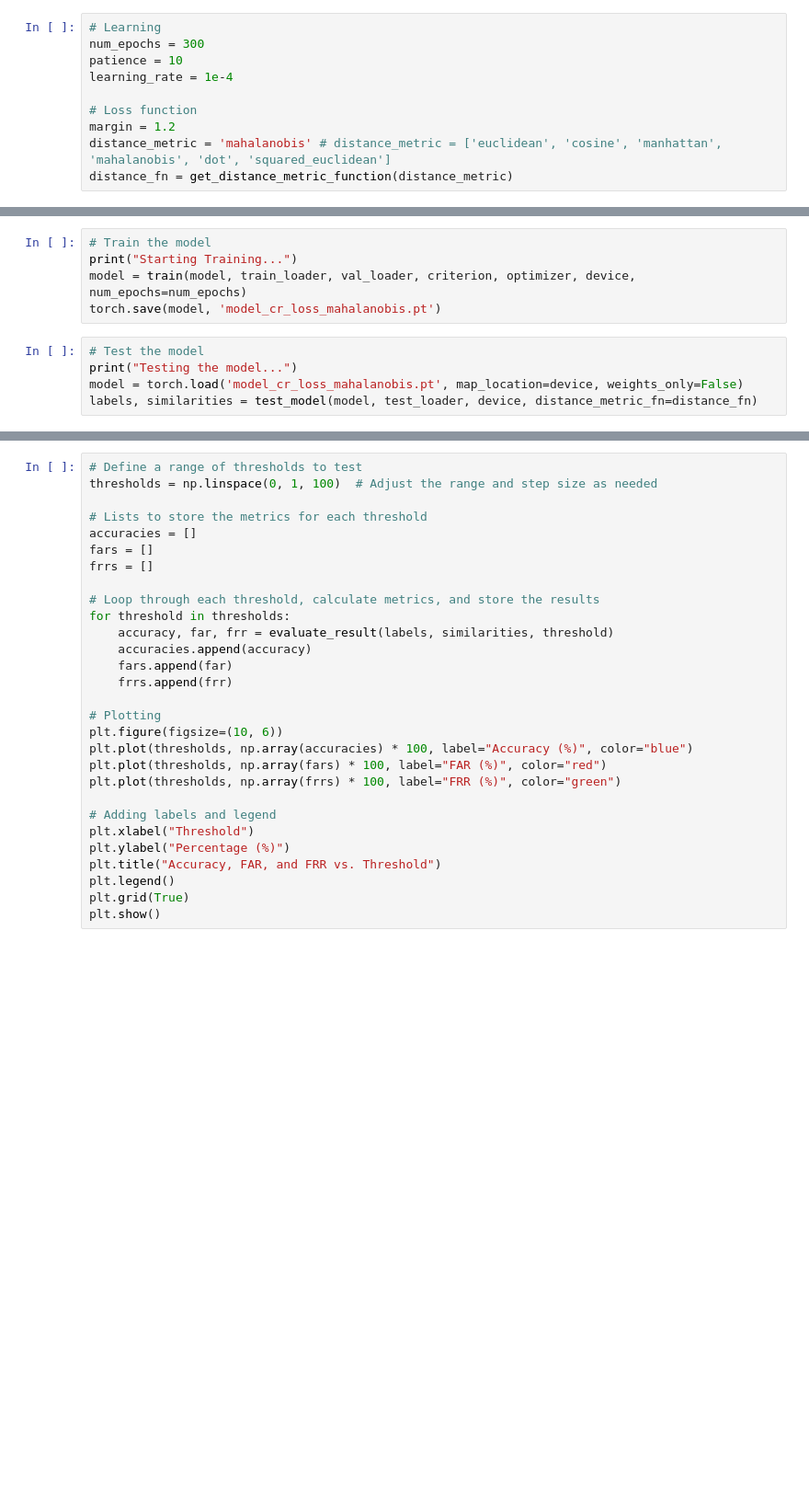
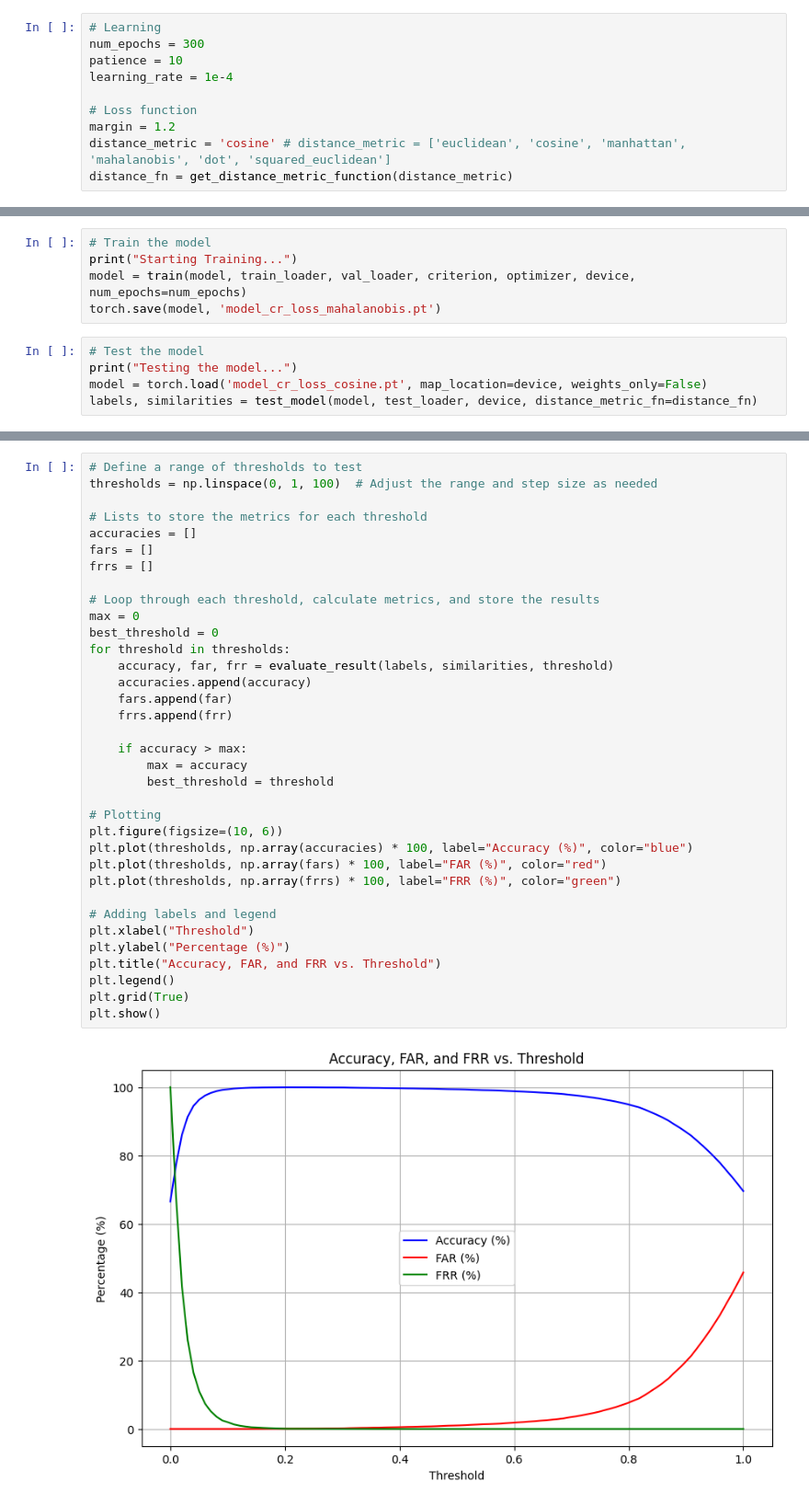
Before and after one commit to ChangeunKim/DeiT_fingerprint_matching, a Jupyter notebook: test_vit.ipynb, the cells around one changed output, grey strips where cells are left out. Shown at 92% size. Saved outputs shown, nothing was run; the diff lists cells and outputs as text; blank space fills up the shorter version.

```diff
--- a/test_vit.ipynb
+++ b/test_vit.ipynb
@@ -405,7 +412,7 @@ learning_rate = 1e-4
 
 # Loss function
 margin = 1.2
-distance_metric = 'mahalanobis' # distance_metric = ['euclidean', 'cosine', 'manhattan', 'mahalanobis', 'dot', 'squared_euclidean']
+distance_metric = 'cosine' # distance_metric = ['euclidean', 'cosine', 'manhattan', 'mahalanobis', 'dot', 'squared_euclidean']
 distance_fn = get_distance_metric_function(distance_metric)
 # %%
  # Initialize Model, Loss, and Optimizer
@@ -422,5 +429,5 @@ torch.save(model, 'model_cr_loss_mahalanobis.pt')
 # %%
 # Test the model
 print("Testing the model...")
-model = torch.load('model_cr_loss_mahalanobis.pt', map_location=device, weights_only=False)
+model = torch.load('model_cr_loss_cosine.pt', map_location=device, weights_only=False)
 labels, similarities = test_model(model, test_loader, device, distance_metric_fn=distance_fn)
@@ -427,29 +436,37 @@ labels, similarities = test_model(model, test_loader, device, distance_metric_fn
 # %%
 # Define a range of thresholds to test
 thresholds = np.linspace(0, 1, 100)  # Adjust the range and step size as needed
 
 # Lists to store the metrics for each threshold
 accuracies = []
 fars = []
 frrs = []
 
 # Loop through each threshold, calculate metrics, and store the results
+max = 0
+best_threshold = 0
 for threshold in thresholds:
     accuracy, far, frr = evaluate_result(labels, similarities, threshold)
     accuracies.append(accuracy)
     fars.append(far)
     frrs.append(frr)
+
+    if accuracy > max:
+        max = accuracy
+        best_threshold = threshold
 
 # Plotting
 plt.figure(figsize=(10, 6))
 plt.plot(thresholds, np.array(accuracies) * 100, label="Accuracy (%)", color="blue")
 plt.plot(thresholds, np.array(fars) * 100, label="FAR (%)", color="red")
 plt.plot(thresholds, np.array(frrs) * 100, label="FRR (%)", color="green")
 
 # Adding labels and legend
 plt.xlabel("Threshold")
 plt.ylabel("Percentage (%)")
 plt.title("Accuracy, FAR, and FRR vs. Threshold")
 plt.legend()
 plt.grid(True)
 plt.show()
+# %% [output]
+[figure, added]
```
Also changed, not shown: parts of 9 cells of this notebook.
